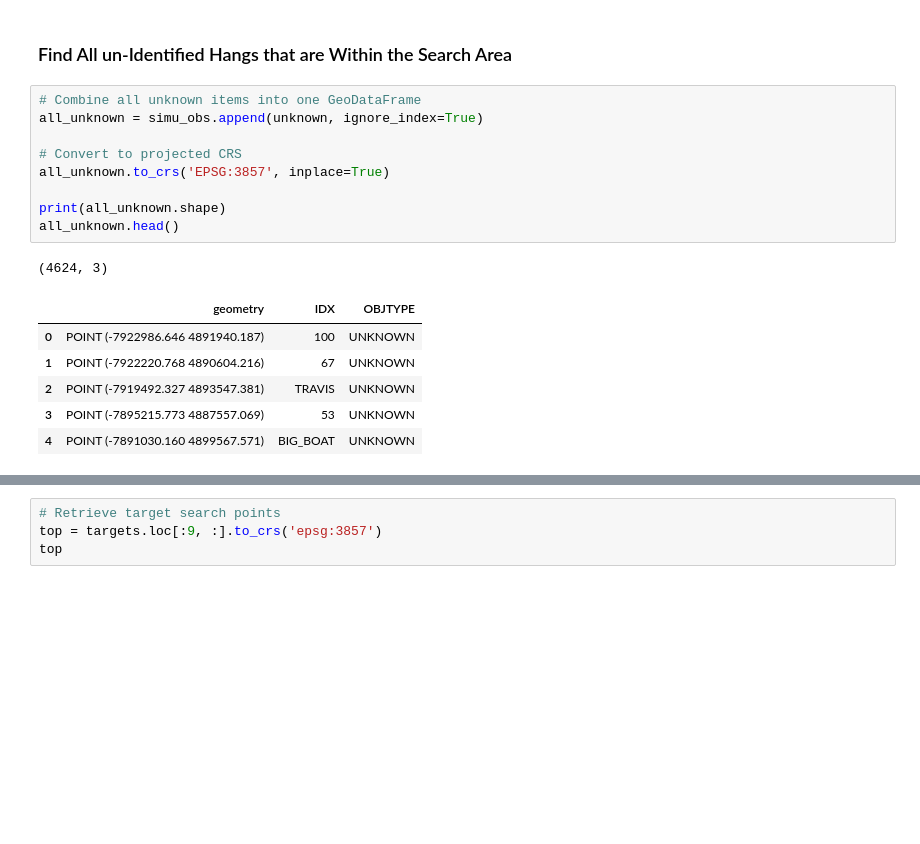
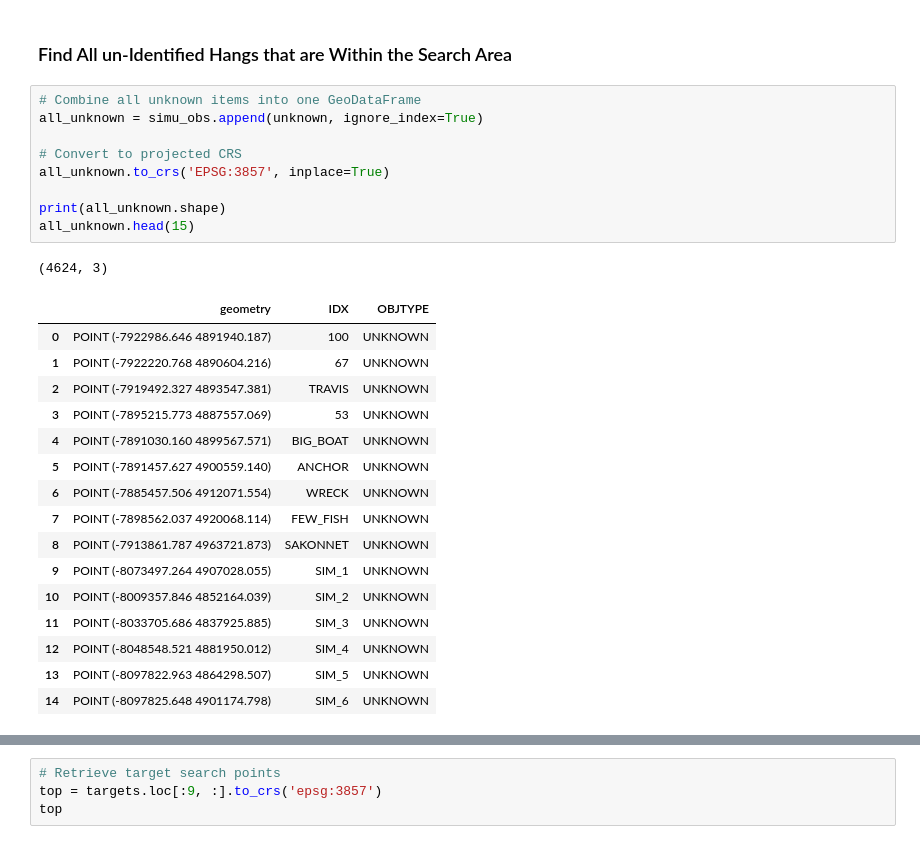
Before and after one commit to Data-Science-for-Conservation/Ocean_GIS_for_Python, a Jupyter notebook: GIS_Analysis.ipynb, the cells around one changed output, grey strips where cells are left out. Drawn from its saved outputs; the diff is of its cells as text; blank space fills up the shorter version.

```diff
--- a/GIS_Analysis.ipynb
+++ b/GIS_Analysis.ipynb
@@ -812,20 +783,30 @@ display_map(m_2, 'm_2.html')
 # %%
 # Combine all unknown items into one GeoDataFrame
 all_unknown = simu_obs.append(unknown, ignore_index=True)
 
 # Convert to projected CRS
 all_unknown.to_crs('EPSG:3857', inplace=True)
 
 print(all_unknown.shape)
-all_unknown.head()
+all_unknown.head(15)
 # %% [output]
 (4624, 3)
 |  | geometry | IDX | OBJTYPE |
 | 0 | POINT (-7922986.646 4891940.187) | 100 | UNKNOWN |
 | 1 | POINT (-7922220.768 4890604.216) | 67 | UNKNOWN |
 | 2 | POINT (-7919492.327 4893547.381) | TRAVIS | UNKNOWN |
 | 3 | POINT (-7895215.773 4887557.069) | 53 | UNKNOWN |
 | 4 | POINT (-7891030.160 4899567.571) | BIG_BOAT | UNKNOWN |
+| 5 | POINT (-7891457.627 4900559.140) | ANCHOR | UNKNOWN |
+| 6 | POINT (-7885457.506 4912071.554) | WRECK | UNKNOWN |
+| 7 | POINT (-7898562.037 4920068.114) | FEW_FISH | UNKNOWN |
+| 8 | POINT (-7913861.787 4963721.873) | SAKONNET | UNKNOWN |
+| 9 | POINT (-8073497.264 4907028.055) | SIM_1 | UNKNOWN |
+| 10 | POINT (-8009357.846 4852164.039) | SIM_2 | UNKNOWN |
+| 11 | POINT (-8033705.686 4837925.885) | SIM_3 | UNKNOWN |
+| 12 | POINT (-8048548.521 4881950.012) | SIM_4 | UNKNOWN |
+| 13 | POINT (-8097822.963 4864298.507) | SIM_5 | UNKNOWN |
+| 14 | POINT (-8097825.648 4901174.798) | SIM_6 | UNKNOWN |
 # %%
 s_idx = all_unknown['geometry'].within(buff.loc[0])
 sum(s_idx)
```
Also changed, not shown: parts of 12 cells of this notebook, 4 other files.
